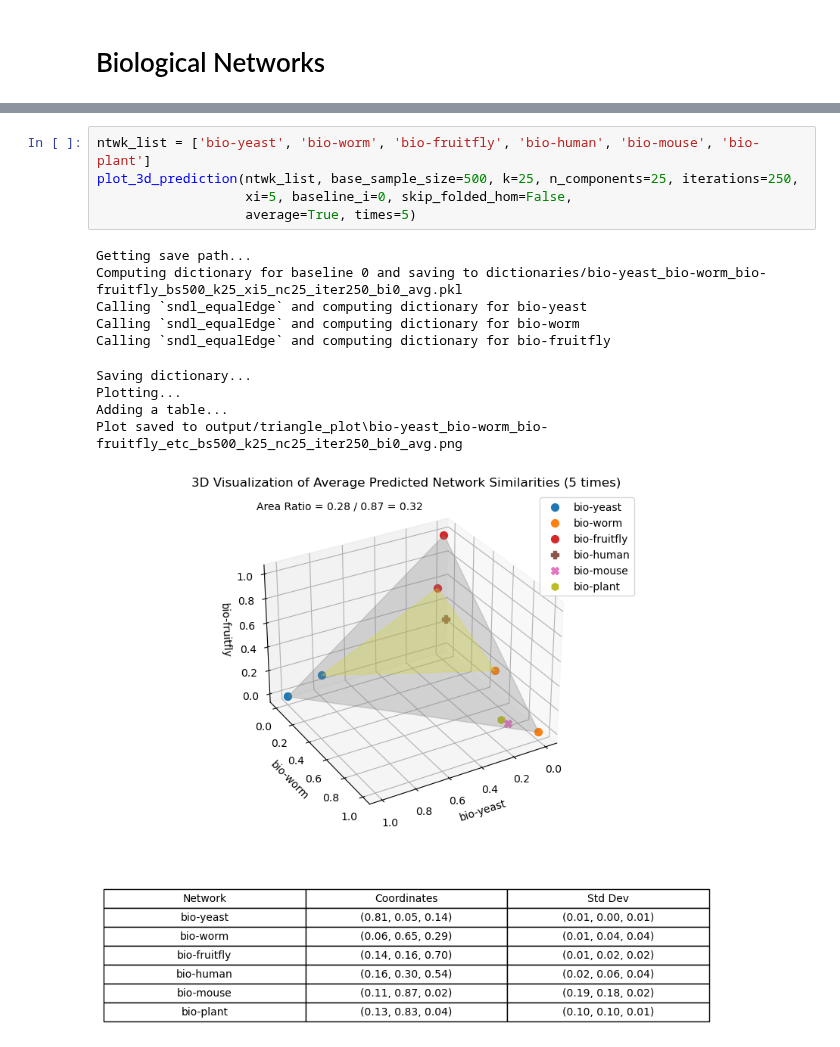
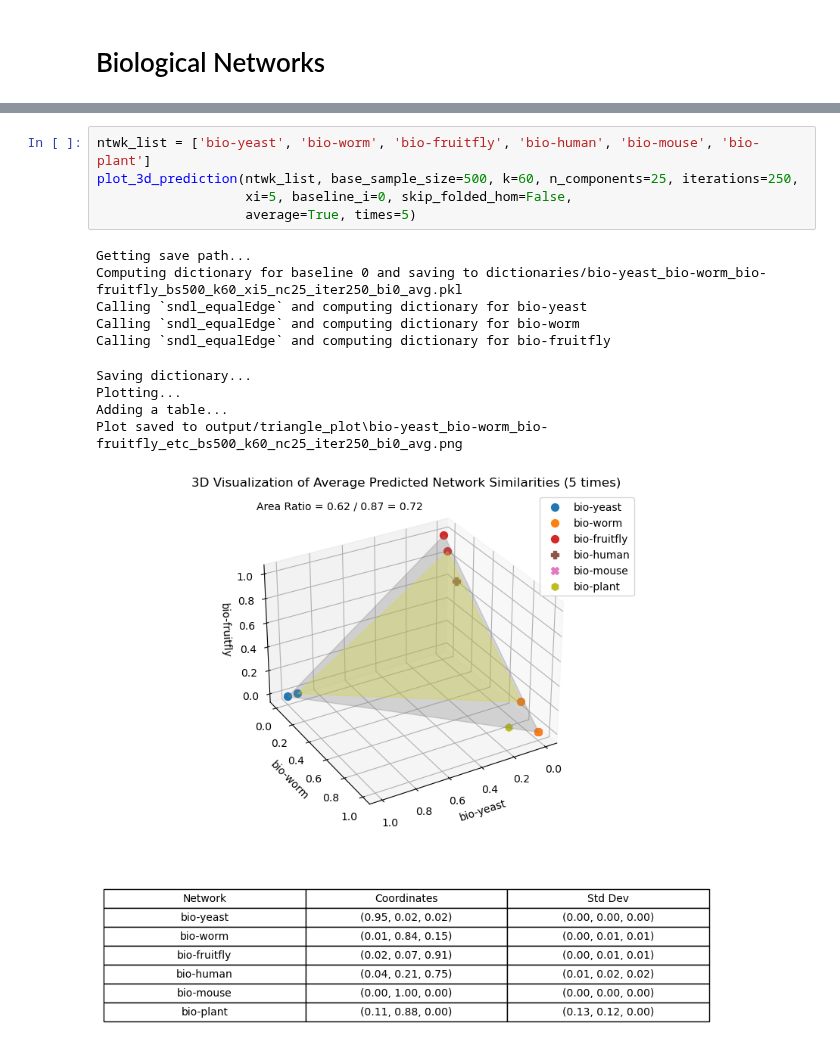
Before and after one commit to Yee-Millennium/REU2024_code, a Jupyter notebook: Visualization_Experiment.ipynb, the cells around one changed output, grey strips where cells are left out. Drawn from its saved outputs; the diff is of its cells as text.

```diff
--- a/Visualization_Experiment.ipynb
+++ b/Visualization_Experiment.ipynb
@@ -211,16 +186,16 @@ Plot saved to output/triangle_plot\bio-human_bio-plant_bio-yeast_etc_bs500_k25_n
 # %%
 ntwk_list = ['bio-yeast', 'bio-worm', 'bio-fruitfly', 'bio-human', 'bio-mouse', 'bio-plant']
-plot_3d_prediction(ntwk_list, base_sample_size=500, k=25, n_components=25, iterations=250,
+plot_3d_prediction(ntwk_list, base_sample_size=500, k=60, n_components=25, iterations=250,
                    xi=5, baseline_i=0, skip_folded_hom=False,
                    average=True, times=5)
 # %% [output]
 Getting save path...
-Computing dictionary for baseline 0 and saving to dictionaries/bio-yeast_bio-worm_bio-fruitfly_bs500_k25_xi5_nc25_iter250_bi0_avg.pkl
+Computing dictionary for baseline 0 and saving to dictionaries/bio-yeast_bio-worm_bio-fruitfly_bs500_k60_xi5_nc25_iter250_bi0_avg.pkl
 Calling `sndl_equalEdge` and computing dictionary for bio-yeast
 Calling `sndl_equalEdge` and computing dictionary for bio-worm
 Calling `sndl_equalEdge` and computing dictionary for bio-fruitfly
 Saving dictionary...
 Plotting...
 Adding a table...
-Plot saved to output/triangle_plot\bio-yeast_bio-worm_bio-fruitfly_etc_bs500_k25_nc25_iter250_bi0_avg.png
+Plot saved to output/triangle_plot\bio-yeast_bio-worm_bio-fruitfly_etc_bs500_k60_nc25_iter250_bi0_avg.png
-[figure, old version]
+[figure, new version]
```
Also changed, not shown: parts of 7 cells of this notebook, 12 other files.
